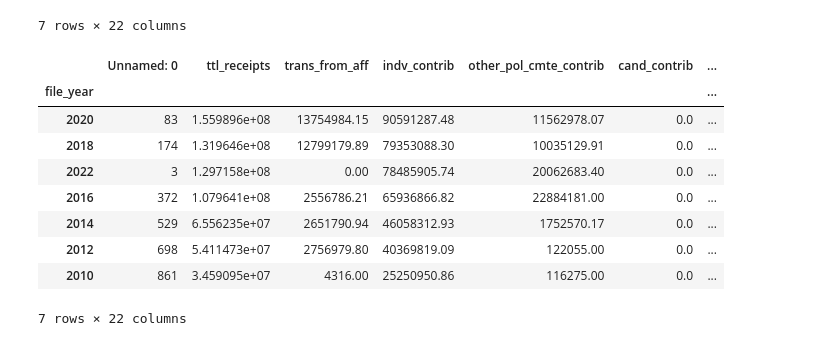
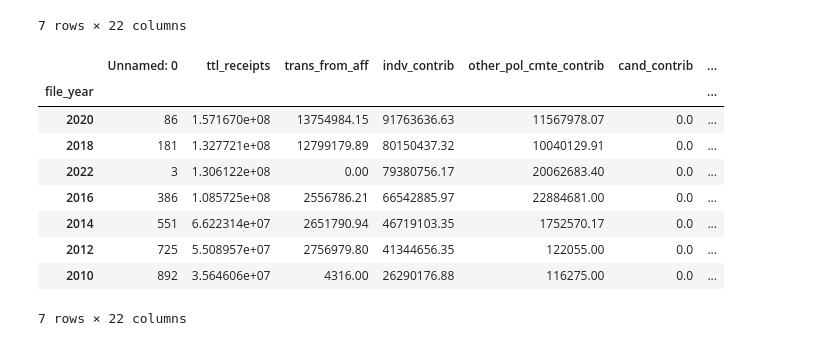
Before and after one commit to laurabejder/fec-exploratory, a Jupyter notebook: analysis.ipynb, the cells around one changed output. Saved outputs shown, nothing was run; the diff lists cells and outputs as text; code cells hidden in the pictures.

```diff
--- a/analysis.ipynb
+++ b/analysis.ipynb
@@ -58,17 +58,17 @@ total_pac.groupby('file_year').sum().sort_values('ttl_receipts', ascending=False
 | 2010 | 11826 | 3.608896e+07 | 4316.00 | 26490509.63 | 343955.00 | 0.0 | ... |
 7 rows × 22 columns
 # %%
-total_national_pac = total_pac.loc[total_pac['cmte_nm'].isin(["EMILY'S LIST",'WOMEN VOTE!','PLANNED PARENTHOOD VOTES','NARAL PRO-CHOICE AMERICA','PLANNED PARENTHOOD ACTION FUND INC. PAC','PLANNED PARENTHOOD ACTION FUND INC PAC, DBA PLANNED PARENTHOOD FEDERAL PAC','PLANNED PARENTHOOD ACTION FUND INC. PAC, DBA PLANNED PARENTHOOD FEDERAL PAC'])]
+total_national_pac = total_pac.loc[total_pac['cmte_nm'].isin(["EMILY'S LIST",'WOMEN VOTE!','PLANNED PARENTHOOD VOTES','NARAL PRO-CHOICE AMERICA','PLANNED PARENTHOOD ACTION FUND INC. PAC','PLANNED PARENTHOOD ACTION FUND INC PAC, DBA PLANNED PARENTHOOD FEDERAL PAC','PLANNED PARENTHOOD ACTION FUND INC. PAC, DBA PLANNED PARENTHOOD FEDERAL PAC','NARAL PRO-CHOICE AMERICA PAC'])]
 # %%
-total_national_pac.groupby('file_year').sum().sort_values('ttl_receipts', ascending=False)
+total_national_pac.groupby('file_year').sum().sort_values('ttl_disb', ascending=False)
 # %% [output]
 |  | Unnamed: 0 | ttl_receipts | trans_from_aff | indv_contrib | other_pol_cmte_contrib | cand_contrib | ... |
 | file_year |  |  |  |  |  |  | ... |
-| 2020 | 83 | 1.559896e+08 | 13754984.15 | 90591287.48 | 11562978.07 | 0.0 | ... |
-| 2018 | 174 | 1.319646e+08 | 12799179.89 | 79353088.30 | 10035129.91 | 0.0 | ... |
-| 2022 | 3 | 1.297158e+08 | 0.00 | 78485905.74 | 20062683.40 | 0.0 | ... |
-| 2016 | 372 | 1.079641e+08 | 2556786.21 | 65936866.82 | 22884181.00 | 0.0 | ... |
-| 2014 | 529 | 6.556235e+07 | 2651790.94 | 46058312.93 | 1752570.17 | 0.0 | ... |
-| 2012 | 698 | 5.411473e+07 | 2756979.80 | 40369819.09 | 122055.00 | 0.0 | ... |
-| 2010 | 861 | 3.459095e+07 | 4316.00 | 25250950.86 | 116275.00 | 0.0 | ... |
+| 2020 | 86 | 1.571670e+08 | 13754984.15 | 91763636.63 | 11567978.07 | 0.0 | ... |
+| 2018 | 181 | 1.327721e+08 | 12799179.89 | 80150437.32 | 10040129.91 | 0.0 | ... |
+| 2022 | 3 | 1.306122e+08 | 0.00 | 79380756.17 | 20062683.40 | 0.0 | ... |
+| 2016 | 386 | 1.085725e+08 | 2556786.21 | 66542885.97 | 22884681.00 | 0.0 | ... |
+| 2014 | 551 | 6.622314e+07 | 2651790.94 | 46719103.35 | 1752570.17 | 0.0 | ... |
+| 2012 | 725 | 5.508957e+07 | 2756979.80 | 41344656.35 | 122055.00 | 0.0 | ... |
+| 2010 | 892 | 3.564606e+07 | 4316.00 | 26290176.88 | 116275.00 | 0.0 | ... |
 7 rows × 22 columns
```
Also changed, not shown: parts of 1 cell of this notebook, 1 other file.
